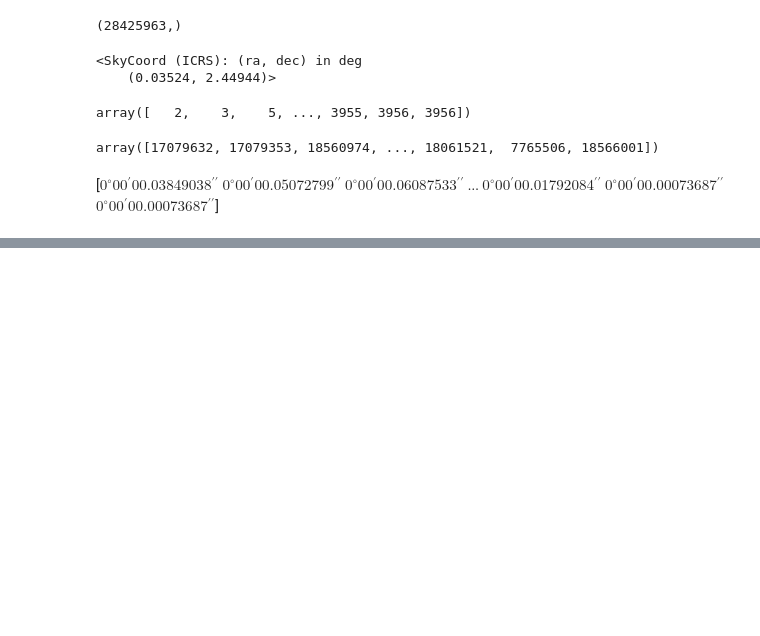
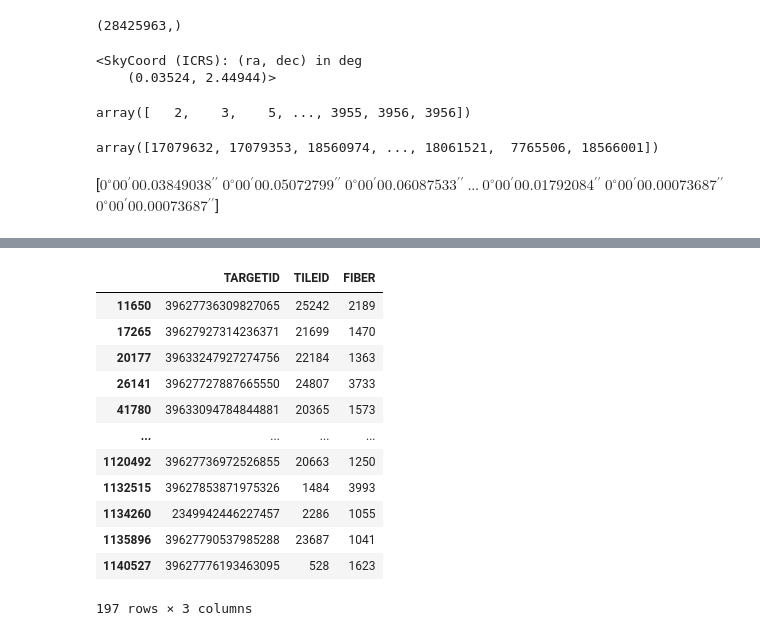
Before and after one commit to ValeriaTorresG/desi-lenses, a Jupyter notebook: z_cat.ipynb, the cells around one changed output, grey strips where cells are left out. Saved outputs shown, nothing was run; the diff lists cells and outputs as text; code cells hidden in the pictures; blank space fills up the shorter version.

```diff
--- a/z_cat.ipynb
+++ b/z_cat.ipynb
@@ -133,0 +202,5 @@ $[1.8660663 \times 10^{-7},~2.4593622 \times 10^{-7},~2.9513193 \times 10^{-7},~
+# %%
+kids = pd.read_csv('/pscratch/sd/v/vtorresg/desi-lenses/kids_desi_matches.csv')
+lens = pd.read_csv('/pscratch/sd/v/vtorresg/desi-lenses/lenscat_desi_matches.csv')
+hsc = pd.read_csv('/pscratch/sd/v/vtorresg/desi-lenses/hsc_desi_matches.csv')
+out = pd.read_csv('/pscratch/sd/v/vtorresg/desi-lenses/df_outliers.csv')
@@ -133,0 +274,18 @@ $[1.8660663 \times 10^{-7},~2.4593622 \times 10^{-7},~2.9513193 \times 10^{-7},~
+# %%
+df_in = out[out["TARGETID"].isin(unique_ids)]
+# %%
+df_in
+# %% [output]
+|  | TARGETID | TILEID | FIBER |
+| 11650 | 39627736309827065 | 25242 | 2189 |
+| 17265 | 39627927314236371 | 21699 | 1470 |
+| 20177 | 39633247927274756 | 22184 | 1363 |
+| 26141 | 39627727887665550 | 24807 | 3733 |
+| 41780 | 39633094784844881 | 20365 | 1573 |
+| ... | ... | ... | ... |
+| 1120492 | 39627736972526855 | 20663 | 1250 |
+| 1132515 | 39627853871975326 | 1484 | 3993 |
+| 1134260 | 2349942446227457 | 2286 | 1055 |
+| 1135896 | 39627790537985288 | 23687 | 1041 |
+| 1140527 | 39627776193463095 | 528 | 1623 |
+197 rows × 3 columns
```
Also changed, not shown: parts of 17 cells of this notebook, 6 other files.
